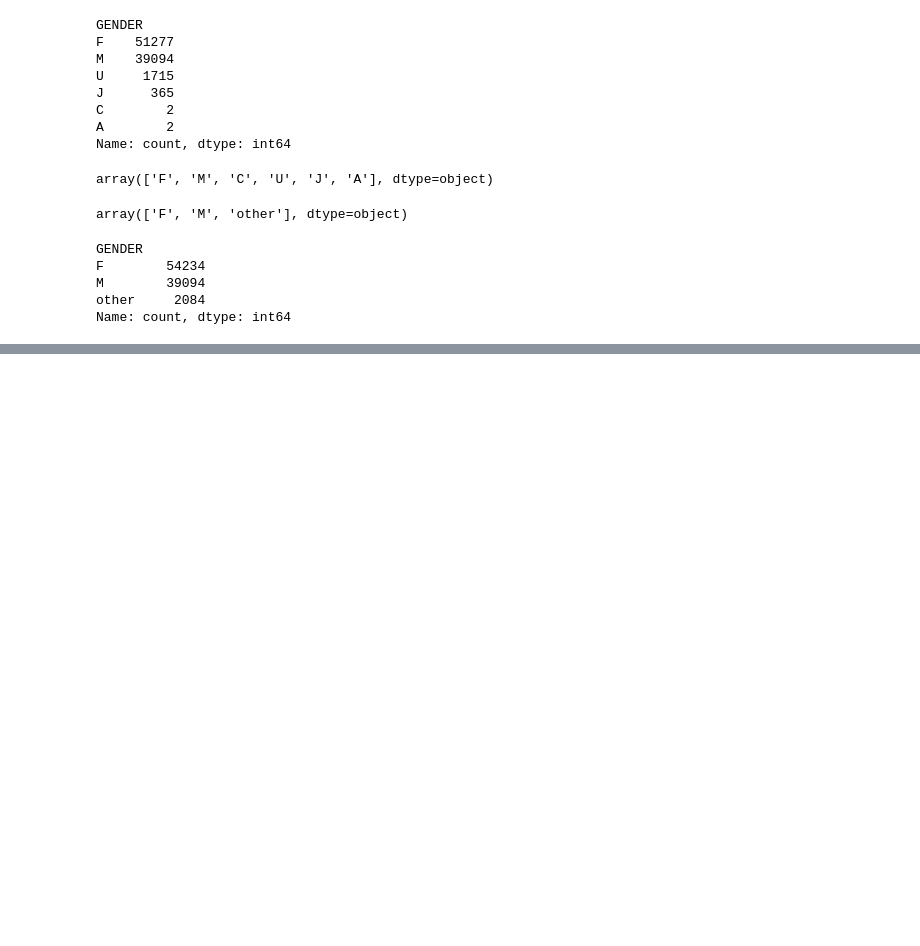
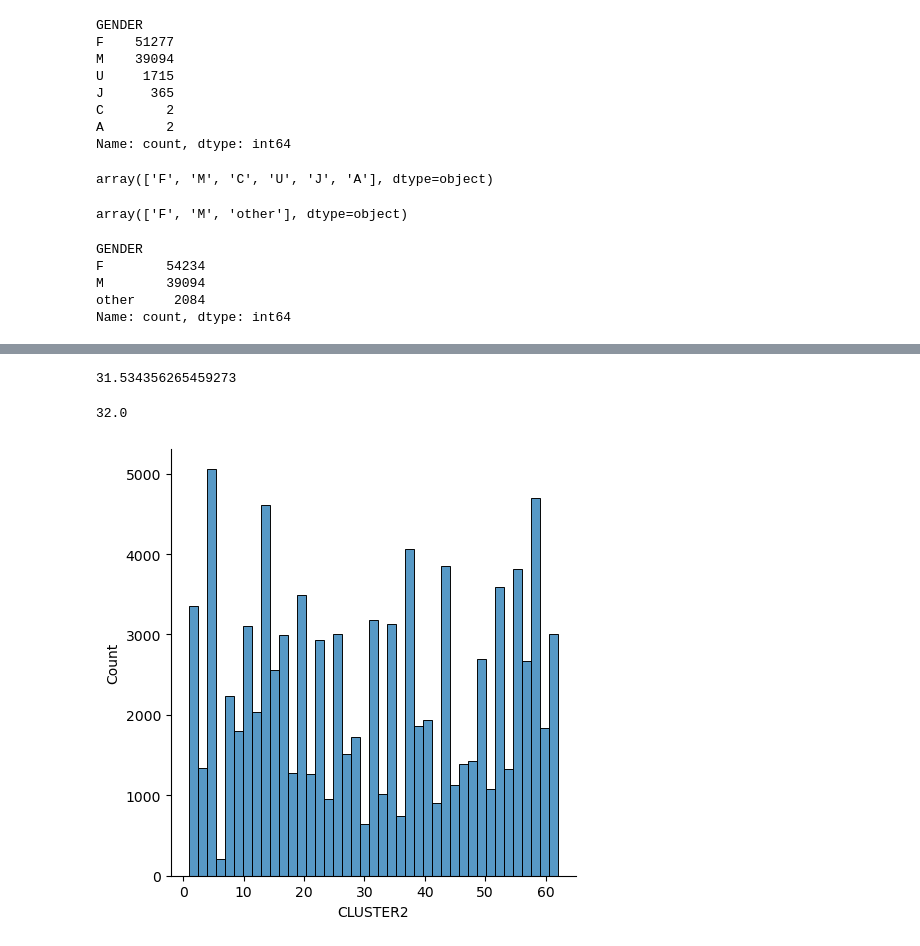
Before and after one commit to nisarem/lab-revisiting-machine-learning, a Jupyter notebook: lab-revisiting-machine-learning.ipynb, the cells around one changed output, grey strips where cells are left out. Drawn from its saved outputs; the diff is of its cells as text; code cells hidden in the pictures; blank space fills up the shorter version.

```diff
--- a/lab-revisiting-machine-learning.ipynb
+++ b/lab-revisiting-machine-learning.ipynb
@@ -216,0 +764,15 @@ Name: count, dtype: int64
+# %%
+np.mean(numerical['CLUSTER2'])
+# %% [output]
+31.534356265459273
+# %%
+numerical['CLUSTER2'] = numerical['CLUSTER2'].fillna(np.ceil(np.mean(numerical['CLUSTER2'])))
+# %%
+np.ceil(np.mean(numerical['CLUSTER2']))
+# %% [output]
+32.0
+# %%
+sns.displot(numerical['CLUSTER2'])
+plt.show()
+# %% [output]
+[figure, added]
```
Also changed, not shown: parts of 92 cells of this notebook.
